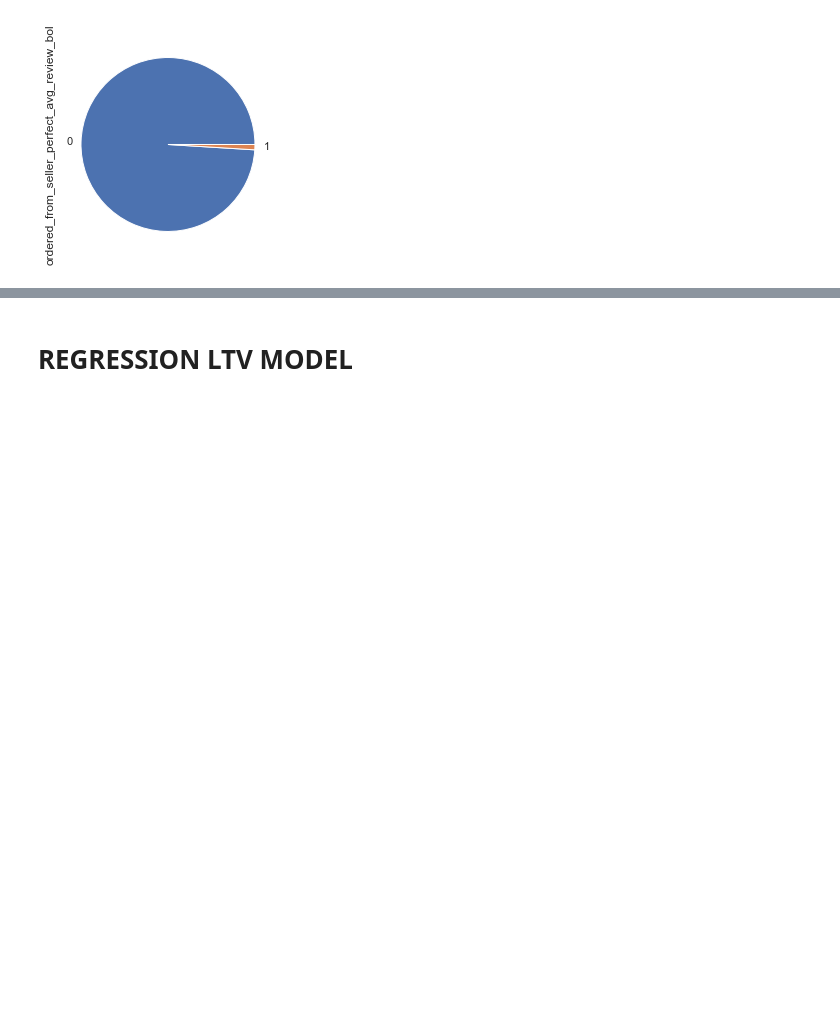
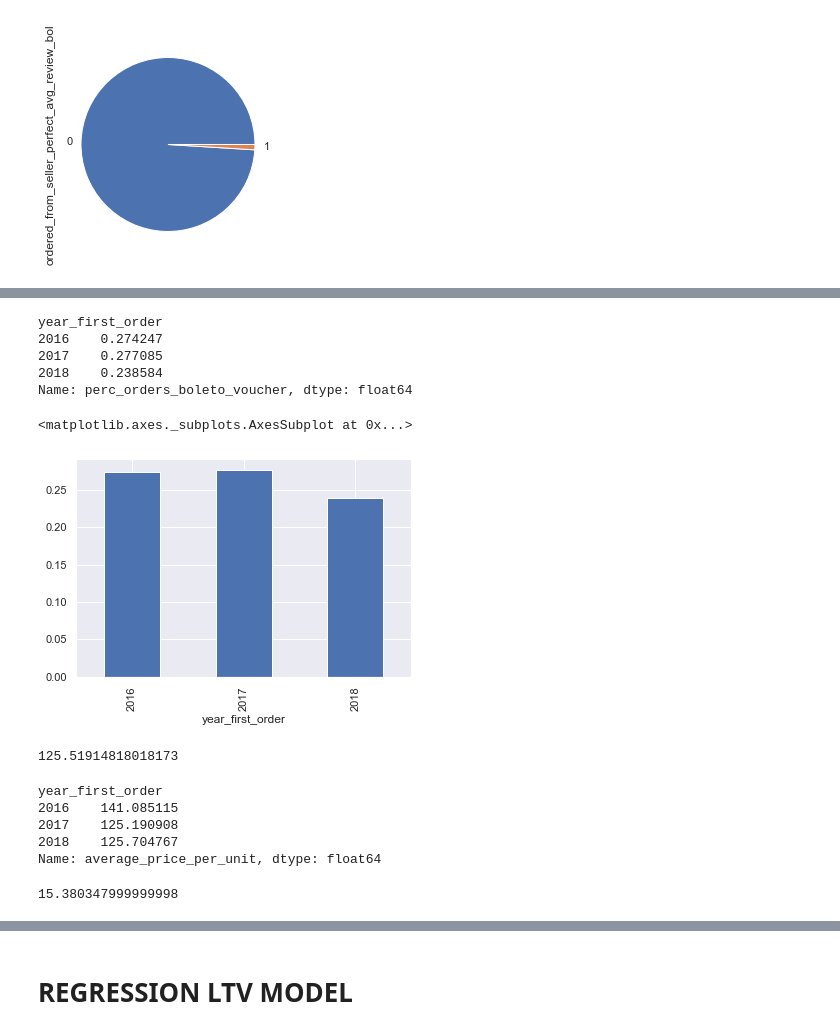
Before and after one commit to rachelleperez/Olist, a Jupyter notebook: Olist_Notebook.ipynb, the cells around one changed output, grey strips where cells are left out. Cells and saved outputs as stored; diff of their text form; code cells hidden in the pictures; blank space fills up the shorter version.

```diff
--- a/Olist_Notebook.ipynb
+++ b/Olist_Notebook.ipynb
@@ -862,0 +888,29 @@ df['ordered_from_seller_perfect_avg_review_bol'].value_counts().plot.pie()
+# %%
+df.groupby('year_first_order').mean().perc_orders_boleto_voucher
+# %% [output]
+year_first_order
+2016    0.274247
+2017    0.277085
+2018    0.238584
+Name: perc_orders_boleto_voucher, dtype: float64
+# %%
+df.groupby('year_first_order').mean().perc_orders_boleto_voucher.plot.bar()
+# %% [output]
+<matplotlib.axes._subplots.AxesSubplot at 0x...>
+[figure, added]
+# %%
+df['average_price_per_unit'].mean()
+# %% [output]
+125.51914818018173
+# %%
+df.groupby('year_first_order').mean().average_price_per_unit
+# %% [output]
+year_first_order
+2016    141.085115
+2017    125.190908
+2018    125.704767
+Name: average_price_per_unit, dtype: float64
+# %%
+141.085115-125.704767
+# %% [output]
+15.380347999999998
```
Also changed, not shown: parts of 17 cells of this notebook, 1 other file.
